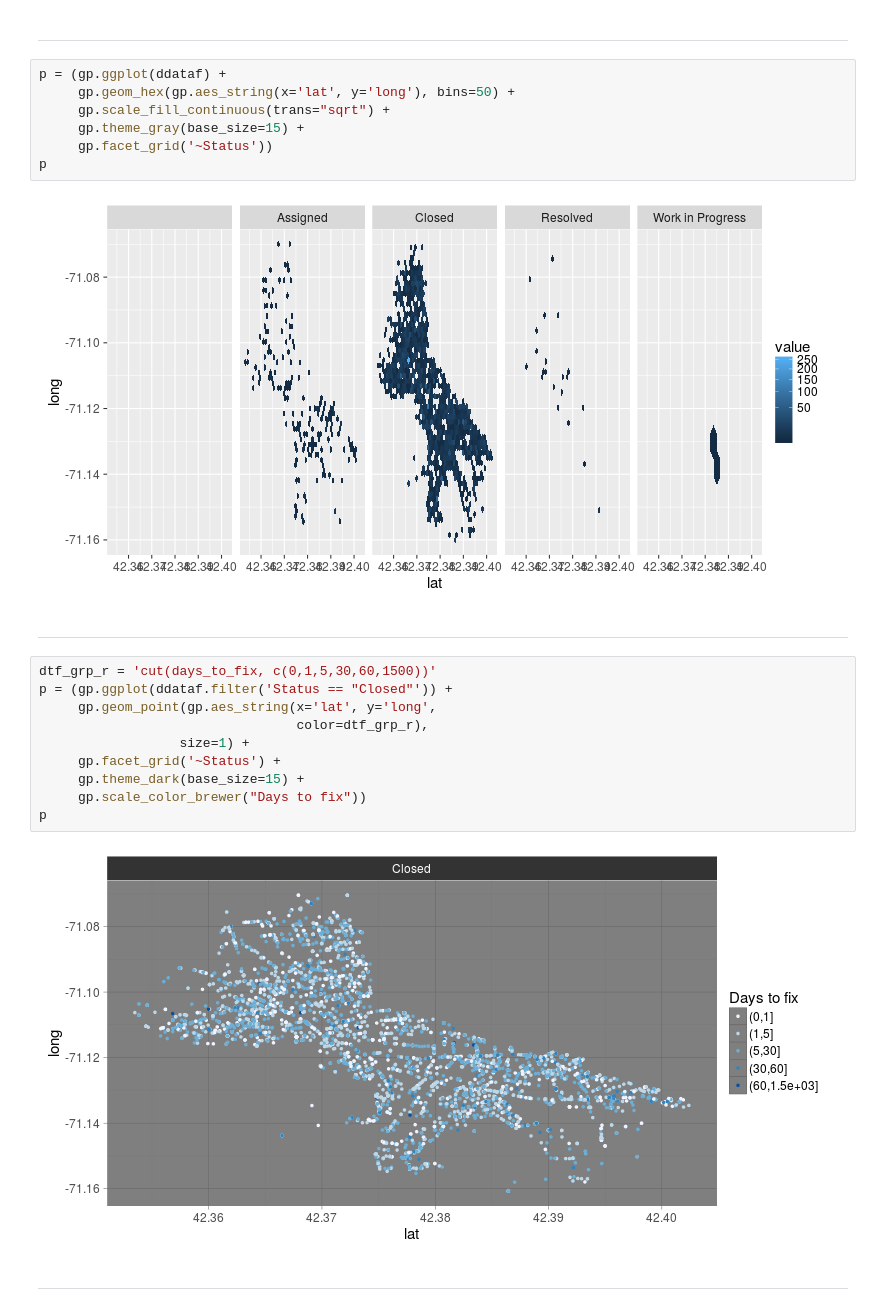
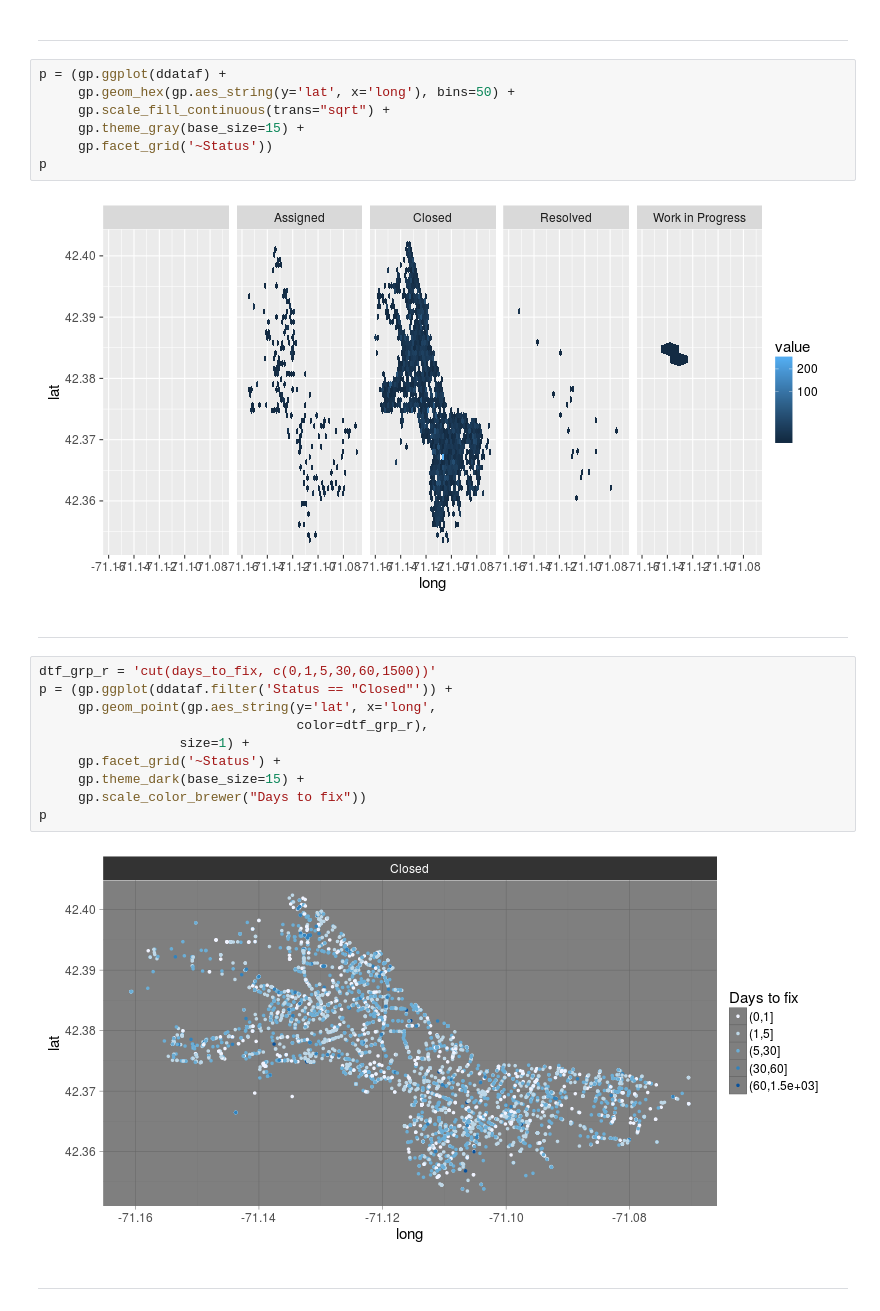
Before and after one commit to NunoEdgarGFlowHub/jpd-pdapr-slides, a Jupyter notebook: notebooks/potholes.ipynb, the cells around one changed output. Drawn from its saved outputs; the diff is of its cells as text.

Commit message:
Fixed lat/long inversion, and added conditional cairo settings (breaks graphics if rpy2 installed on system's Python on OS X)

```diff
--- a/notebooks/potholes.ipynb
+++ b/notebooks/potholes.ipynb
@@ -450,27 +452,27 @@ ddataf = \
 ---
 # %%
 p = (gp.ggplot(ddataf) +
-     gp.geom_hex(gp.aes_string(x='lat', y='long'), bins=50) +
+     gp.geom_hex(gp.aes_string(y='lat', x='long'), bins=50) +
      gp.scale_fill_continuous(trans="sqrt") +
      gp.theme_gray(base_size=15) +
      gp.facet_grid('~Status'))
 p
 # %% [output]
-[figure, old version]
+[figure, new version]
 # %% [markdown]
 ---
 # %%
 dtf_grp_r = 'cut(days_to_fix, c(0,1,5,30,60,1500))'
 p = (gp.ggplot(ddataf.filter('Status == "Closed"')) +
-     gp.geom_point(gp.aes_string(x='lat', y='long',
+     gp.geom_point(gp.aes_string(y='lat', x='long',
                                  color=dtf_grp_r),
                   size=1) +
      gp.facet_grid('~Status') +
      gp.theme_dark(base_size=15) +
      gp.scale_color_brewer("Days to fix"))
 p
 # %% [output]
-[figure, old version]
+[figure, new version]
 # %% [markdown]
 ---
 # %%
```
Also changed, not shown: parts of 3 cells of this notebook, 5 other files.
